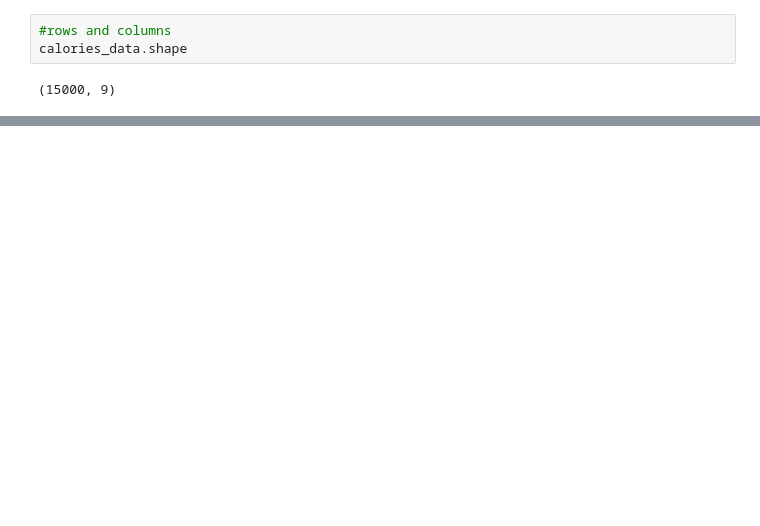
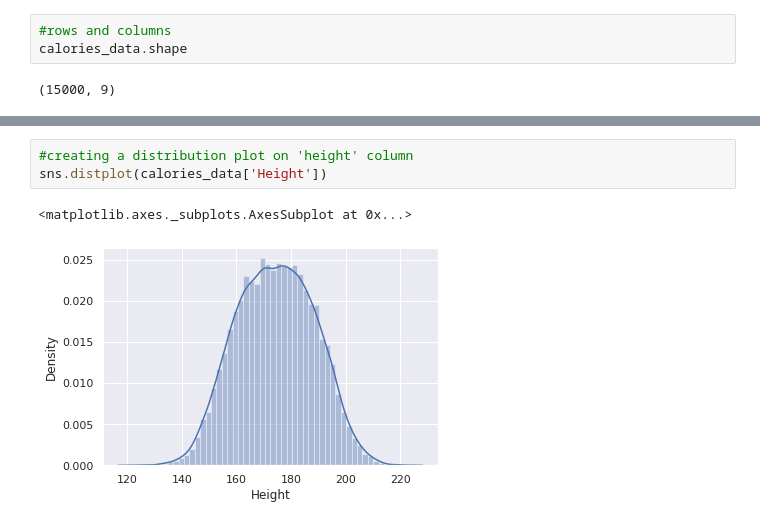
Before and after one commit to Joykareko/Data-Science-Projects, a Jupyter notebook: Calories_Burnt_Prediction_ML_Project_16.ipynb, the cells around one changed output, grey strips where cells are left out. Cells and saved outputs as stored; diff of their text form; blank space fills up the shorter version.

```diff
--- a/Calories_Burnt_Prediction_ML_Project_16.ipynb
+++ b/Calories_Burnt_Prediction_ML_Project_16.ipynb
@@ -90,0 +112,6 @@ calories_data.shape
+# %%
+#creating a distribution plot on 'height' column
+sns.distplot(calories_data['Height'])
+# %% [output]
+<matplotlib.axes._subplots.AxesSubplot at 0x...>
+[figure, added]
```
Also changed, not shown: parts of 15 cells of this notebook.
